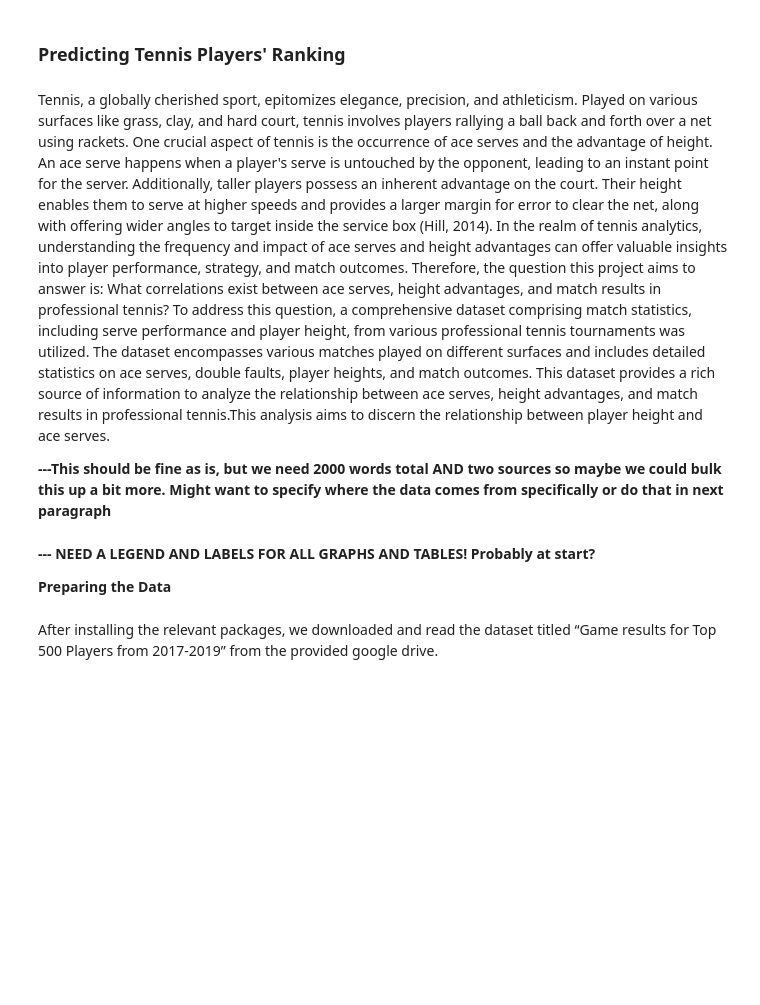
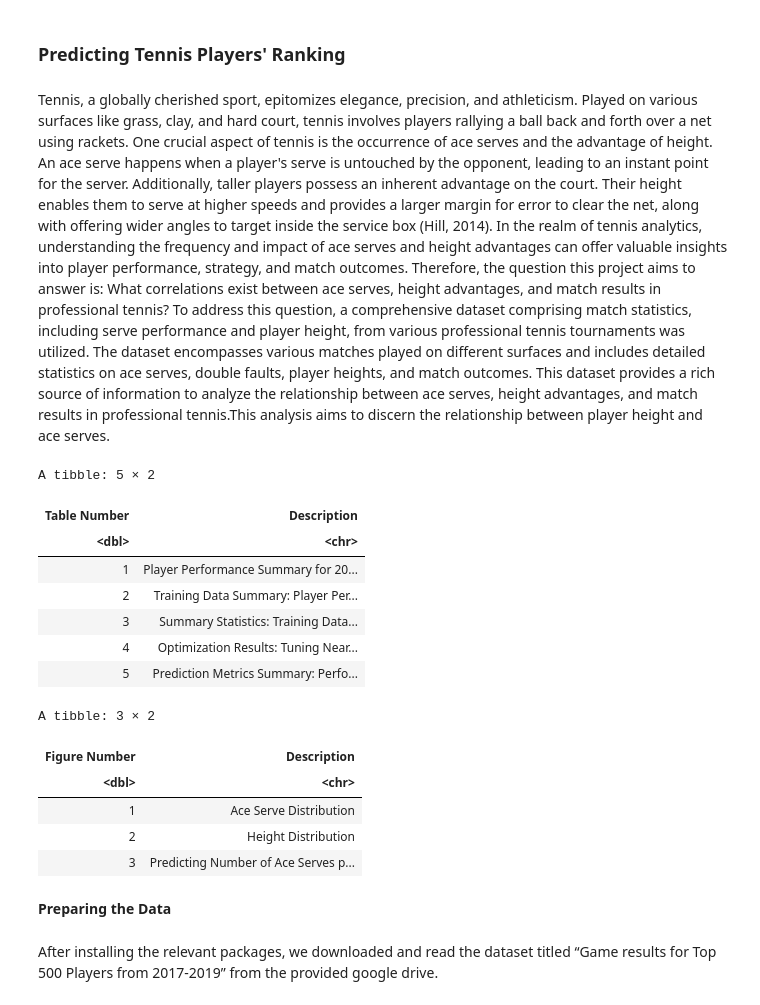
Before and after one commit to MLG0047/DSCI_100_Group_14, a Jupyter notebook: DSCI_100_006_14_Report.ipynb, the cells around one changed output. Saved outputs shown, nothing was run; the diff lists cells and outputs as text; code cells hidden in the pictures; blank space fills up the shorter version.

```diff
--- a/DSCI_100_006_14_Report.ipynb
+++ b/DSCI_100_006_14_Report.ipynb
@@ -5,8 +5,40 @@ Tennis, a globally cherished sport, epitomizes elegance, precision, and athletic
-
-**---This should be fine as is, but we need 2000 words total AND two sources so maybe we could bulk this up a bit more. Might want to specify where the data comes from specifically or do that in next paragraph**
+# %%
+# Install and load the packages
+library(tidyverse)
+
+new_table <- tibble(
+  "Table Number" = c(1, 2, 3, 4, 5),  # Values 1 to 5 under the "table number" column
+  Description = c("Player Performance Summary for 2019 Tennis Tournaments", "Training Data Summary: Player Performance for 2019 Tennis Tournaments",
+                  "Summary Statistics: Training Data on Player Performance for 2019 Tennis Tournaments",
+                  "Optimization Results: Tuning Nearest Neighbor Model for Player Height Prediction", "Prediction Metrics Summary: Performance of Height Model on Testing Data for Ace Prediction")  # Descriptions
+)
+
+# View the table
+new_table
+
+new_table_2 <- tibble(
+  "Figure Number" = c(1, 2, 3),  # Values 1 to 3 under the "figure number" column
+  Description = c("Ace Serve Distribution", "Height Distribution", "Predicting Number of Ace Serves per Game Based on Player Height")  # Sample descriptions
+)
+
+# View the table
+new_table_2
+# %% [output]
+A tibble: 5 × 2
+| Table Number | Description |
+| <dbl> | <chr> |
+| 1 | Player Performance Summary for 20... |
+| 2 | Training Data Summary: Player Per... |
+| 3 | Summary Statistics: Training Data... |
+| 4 | Optimization Results: Tuning Near... |
+| 5 | Prediction Metrics Summary: Perfo... |
+A tibble: 3 × 2
+| Figure Number | Description |
+| <dbl> | <chr> |
+| 1 | Ace Serve Distribution |
+| 2 | Height Distribution |
+| 3 | Predicting Number of Ace Serves p... |
 # %% [markdown]
-**--- NEED A LEGEND AND LABELS FOR ALL GRAPHS AND TABLES! Probably at start?**
-
 **Preparing the Data**
 # %% [markdown]
 After installing the relevant packages, we downloaded and read the dataset titled “Game results for Top 500 Players from 2017-2019” from the provided google drive.
```
Also changed, not shown: parts of 11 cells of this notebook.
